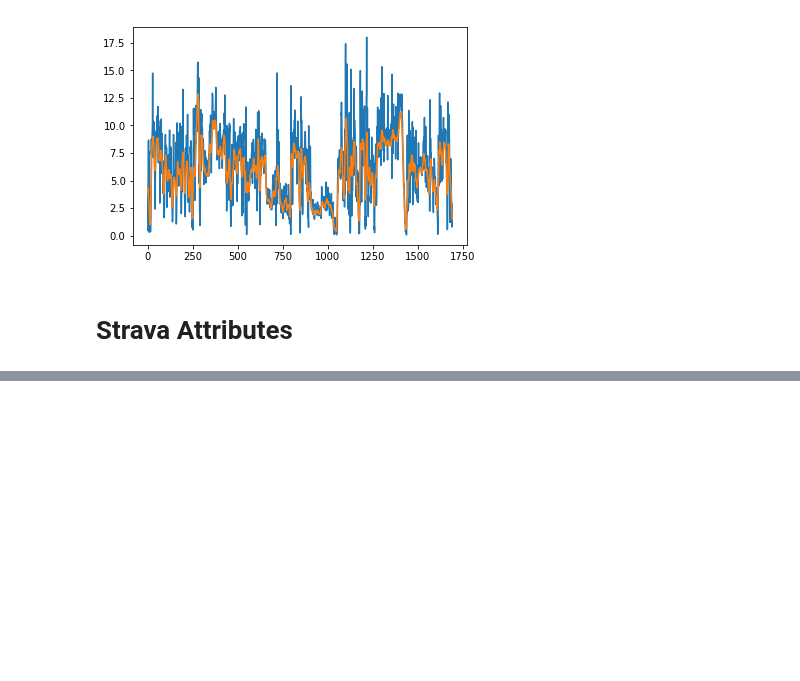
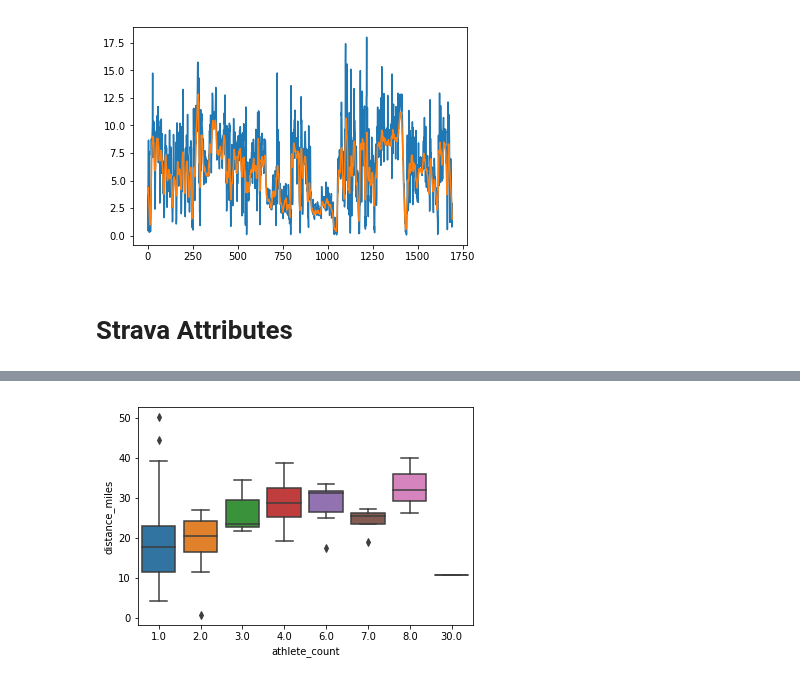
Before and after one commit to rwinklerwilkes/Strava, a Jupyter notebook: Strava.ipynb, the cells around one changed output, grey strips where cells are left out. Cells and saved outputs as stored; diff of their text form; code cells hidden in the pictures; blank space fills up the shorter version.

```diff
--- a/Strava.ipynb
+++ b/Strava.ipynb
@@ -38,0 +80,15 @@ Below are some helper functions:
+# %%
+def fix_timezone(date):
+    hour_adjust = 0
+    if date.month < 3 or date.month > 11:
+        hour_adjust = -5
+    elif date.month > 3 or date.month < 11:
+        hour_adjust = -4
+    elif (date.month == 3 and date.day < 11) or (date.month == 11 and date.day > 4):
+        hour_adjust = -5
+    else:
+        hour_adjust = -4
+    ret_date = date + datetime.timedelta(hours=hour_adjust)
+    return ret_date
+
+activities['date_est'] = activities['date'].apply(lambda x: fix_timezone(x))
@@ -38,0 +97,4 @@ Below are some helper functions:
+# %%
+activities['moving_time_seconds'] = activities['moving_time'].apply(lambda x: x.seconds)
+activities['distance_feet'] = activities['distance'] * 3.28084
+activities['distance_miles'] = activities['distance_feet'] / 5280.0
@@ -38,0 +120,2 @@ Below are some helper functions:
+# %%
+activities['other_athlete_count']  = activities['athlete_count'] - 1
@@ -531,0 +631,5 @@ activities.groupby('')
+# %%
+biking = activities[activities['new_type']=='Ride']
+id_col = biking['id']
+
+biking = biking.drop('id',axis=1)
@@ -531,0 +662,5 @@ activities.groupby('')
+# %%
+sns.boxplot(x='athlete_count',y='distance_miles',data=biking)
+plt.show()
+# %% [output]
+[figure, added]
```
Also changed, not shown: parts of 61 cells of this notebook, 1 other file.
